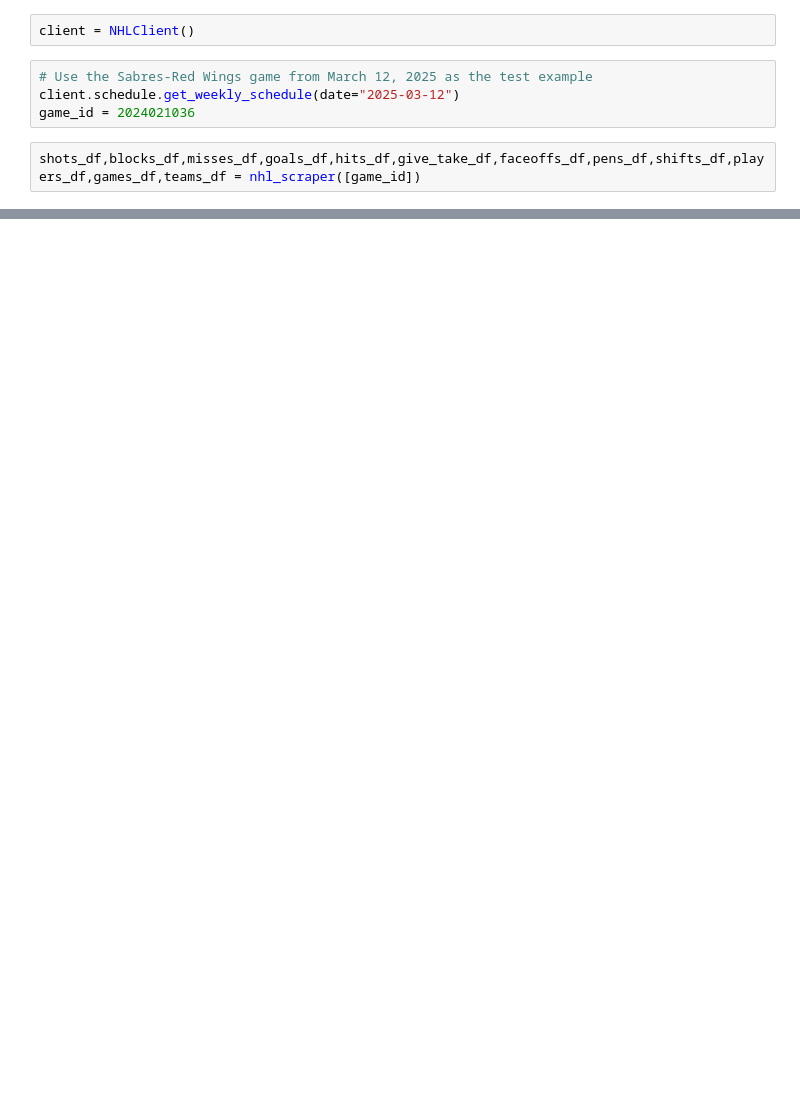
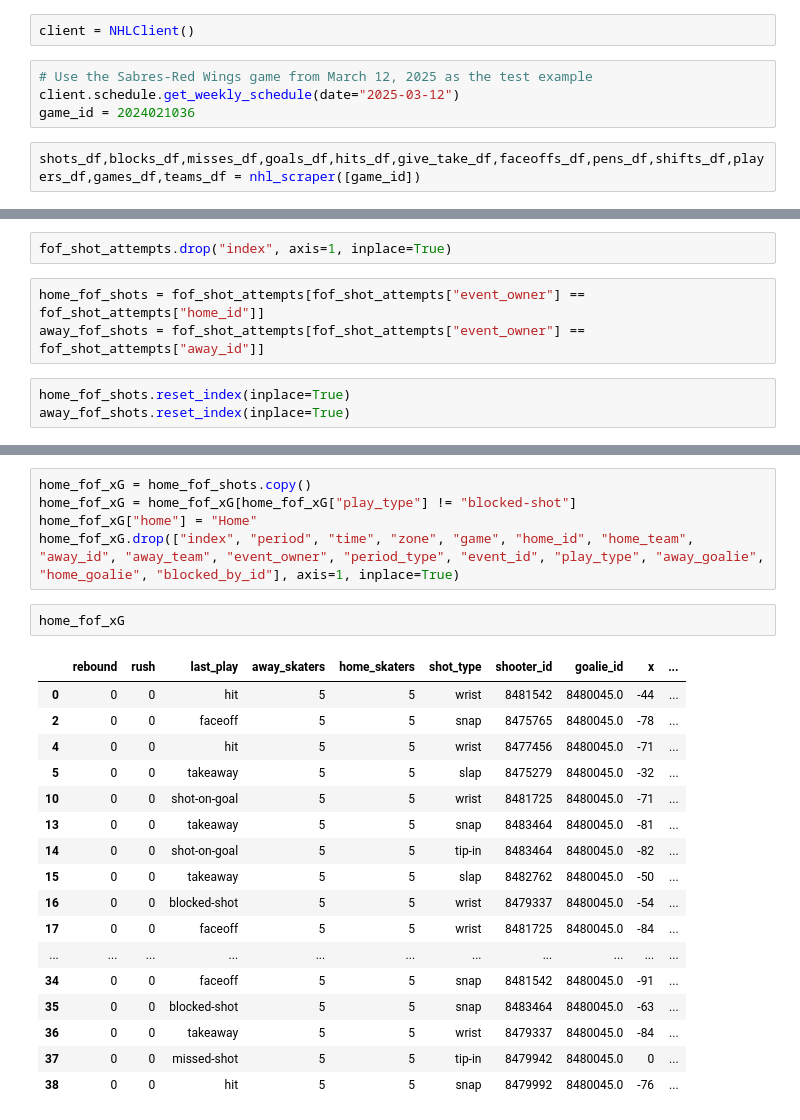
Before and after one commit to nolantphillips/nhl_game_reports, a Jupyter notebook: notebooks/01_scrape_data.ipynb, the cells around one changed output, grey strips where cells are left out. Cells and saved outputs as stored; diff of their text form; blank space fills up the shorter version.

```diff
--- a/notebooks/01_scrape_data.ipynb
+++ b/notebooks/01_scrape_data.ipynb
@@ -43,0 +335,8 @@ shots_df
+# %%
+fof_shot_attempts.drop("index", axis=1, inplace=True)
+# %%
+home_fof_shots = fof_shot_attempts[fof_shot_attempts["event_owner"] == fof_shot_attempts["home_id"]]
+away_fof_shots = fof_shot_attempts[fof_shot_attempts["event_owner"] == fof_shot_attempts["away_id"]]
+# %%
+home_fof_shots.reset_index(inplace=True)
+away_fof_shots.reset_index(inplace=True)
@@ -43,0 +394,25 @@ shots_df
+# %%
+home_fof_xG = home_fof_shots.copy()
+home_fof_xG = home_fof_xG[home_fof_xG["play_type"] != "blocked-shot"]
+home_fof_xG["home"] = "Home"
+home_fof_xG.drop(["index", "period", "time", "zone", "game", "home_id", "home_team", "away_id", "away_team", "event_owner", "period_type", "event_id", "play_type", "away_goalie", "home_goalie", "blocked_by_id"], axis=1, inplace=True)
+# %%
+home_fof_xG
+# %% [output]
+|  | rebound | rush | last_play | away_skaters | home_skaters | shot_type | shooter_id | goalie_id | x | ... |
+| 0 | 0 | 0 | hit | 5 | 5 | wrist | 8481542 | 8480045.0 | -44 | ... |
+| 2 | 0 | 0 | faceoff | 5 | 5 | snap | 8475765 | 8480045.0 | -78 | ... |
+| 4 | 0 | 0 | hit | 5 | 5 | wrist | 8477456 | 8480045.0 | -71 | ... |
+| 5 | 0 | 0 | takeaway | 5 | 5 | slap | 8475279 | 8480045.0 | -32 | ... |
+| 10 | 0 | 0 | shot-on-goal | 5 | 5 | wrist | 8481725 | 8480045.0 | -71 | ... |
+| 13 | 0 | 0 | takeaway | 5 | 5 | snap | 8483464 | 8480045.0 | -81 | ... |
+| 14 | 0 | 0 | shot-on-goal | 5 | 5 | tip-in | 8483464 | 8480045.0 | -82 | ... |
+| 15 | 0 | 0 | takeaway | 5 | 5 | slap | 8482762 | 8480045.0 | -50 | ... |
+| 16 | 0 | 0 | blocked-shot | 5 | 5 | wrist | 8479337 | 8480045.0 | -54 | ... |
+| 17 | 0 | 0 | faceoff | 5 | 5 | wrist | 8481725 | 8480045.0 | -84 | ... |
+| ... | ... | ... | ... | ... | ... | ... | ... | ... | ... | ... |
+| 34 | 0 | 0 | faceoff | 5 | 5 | snap | 8481542 | 8480045.0 | -91 | ... |
+| 35 | 0 | 0 | blocked-shot | 5 | 5 | snap | 8483464 | 8480045.0 | -63 | ... |
+| 36 | 0 | 0 | takeaway | 5 | 5 | wrist | 8479337 | 8480045.0 | -84 | ... |
+| 37 | 0 | 0 | missed-shot | 5 | 5 | tip-in | 8479942 | 8480045.0 | 0 | ... |
+| 38 | 0 | 0 | hit | 5 | 5 | snap | 8479992 | 8480045.0 | -76 | ... |
```
Also changed, not shown: parts of 70 cells of this notebook, 7 other files.
